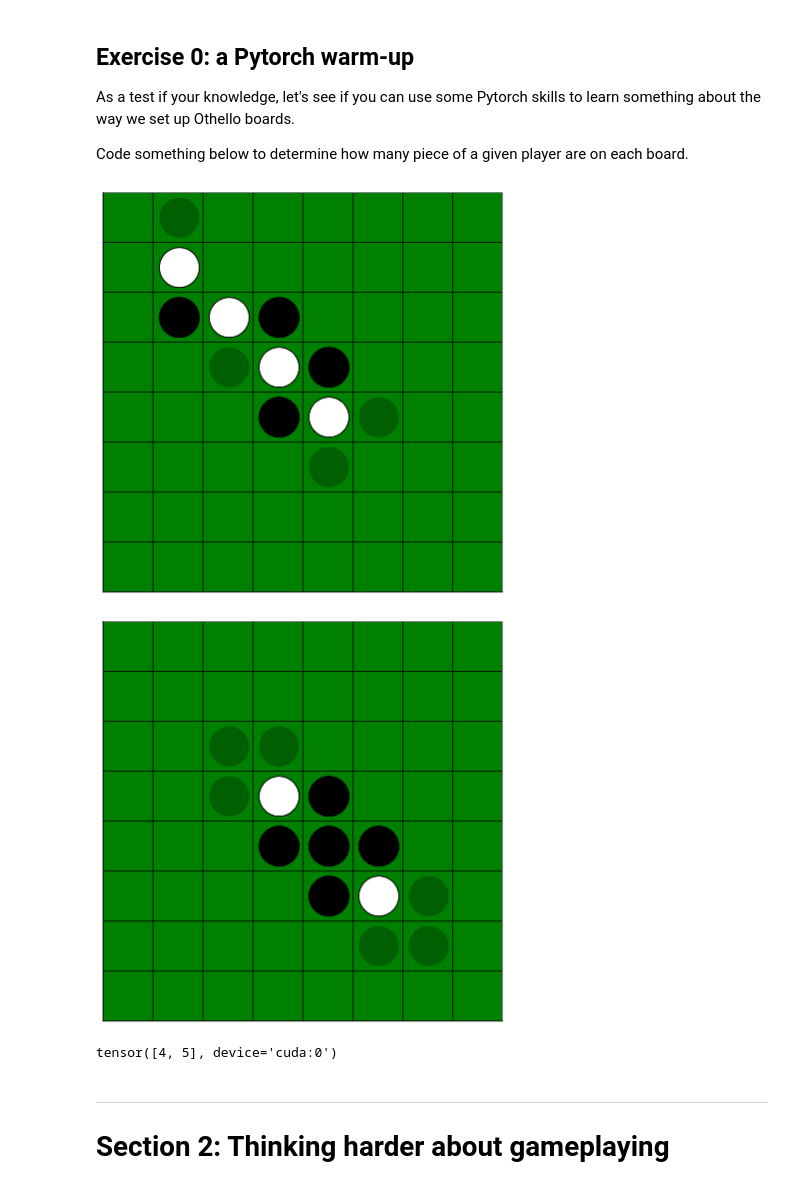
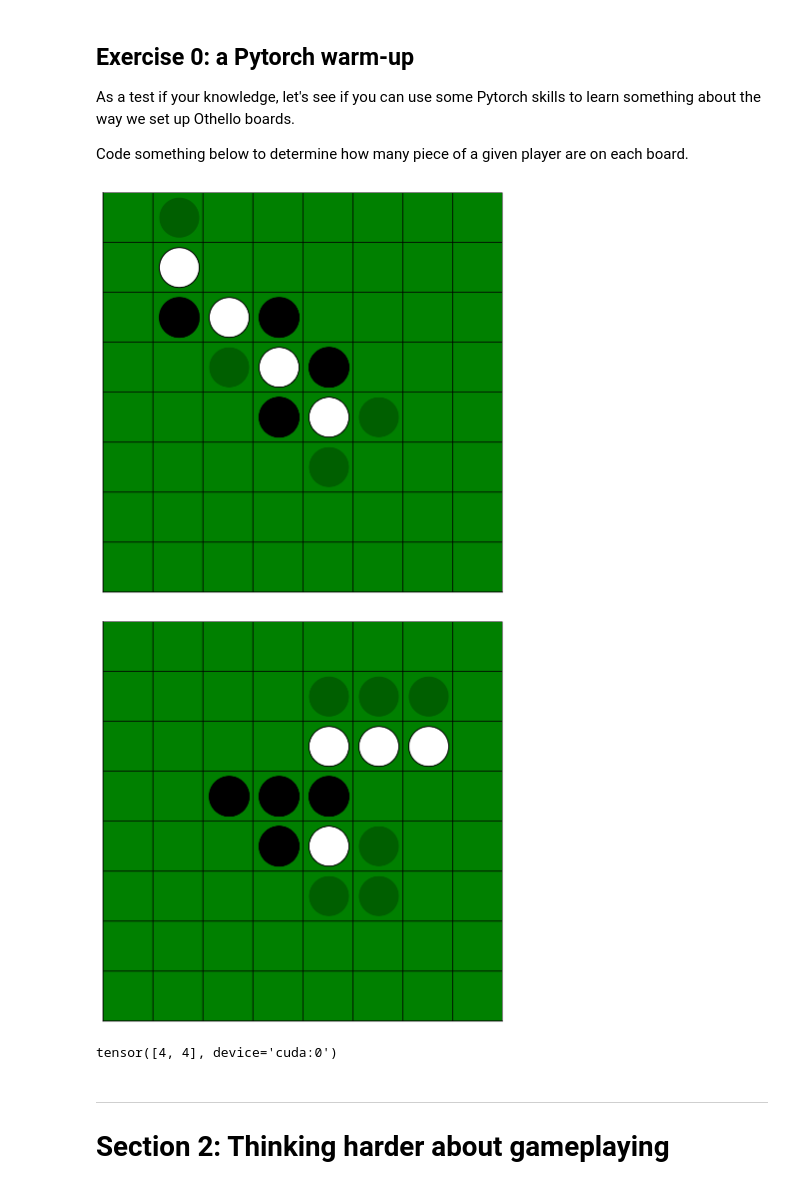
Before and after one commit to losina/course-content, a Jupyter notebook: tutorials/W1_AlphaZero/W1_Tutorial1.ipynb, the cells around one changed output. Drawn from its saved outputs; the diff is of its cells as text; code cells hidden in the pictures.

```diff
--- a/tutorials/W1_AlphaZero/W1_Tutorial1.ipynb
+++ b/tutorials/W1_AlphaZero/W1_Tutorial1.ipynb
@@ -910,30 +885,30 @@ def count_pieces(game:OthelloGame, whoami):
 # %%
 # to_remove solution
 def count_pieces(game:OthelloGame, whoami):
     """A function to sum the number of pieces on the board of a given player
     current player (whoami).
     Inputs: game, an instance of OthelloGame
             whoami (int) 1 or 2, whose turn it is
     Outputs:
             populous_row: a 1d pytorch tensor of shape (n_games)"""
 
     n_my_pieces = torch.sum(game.boards==whoami, dim=(1,2))
 
     return n_my_pieces
 
 ## Uncomment to test code
 game = OthelloGame(n_games=2)
 for turn in range(4): # take some actions in both games
     actions = actions_as_tensor(game.get_available_actions())
-    act = actions[[0,1],[0,2]]
+    act = actions[[0,1],[0,1]]
     game.step(act)
 
 game.render()
 print(count_pieces(game, 1))
 # %% [output]
 [figure]
-[figure, old version]
+[figure, new version]
-tensor([4, 5], device='cuda:0')
+tensor([4, 4], device='cuda:0')
 # %% [markdown]
 ---
 # Section 2: Thinking harder about gameplaying
```
Also changed, not shown: parts of 22 cells of this notebook.
